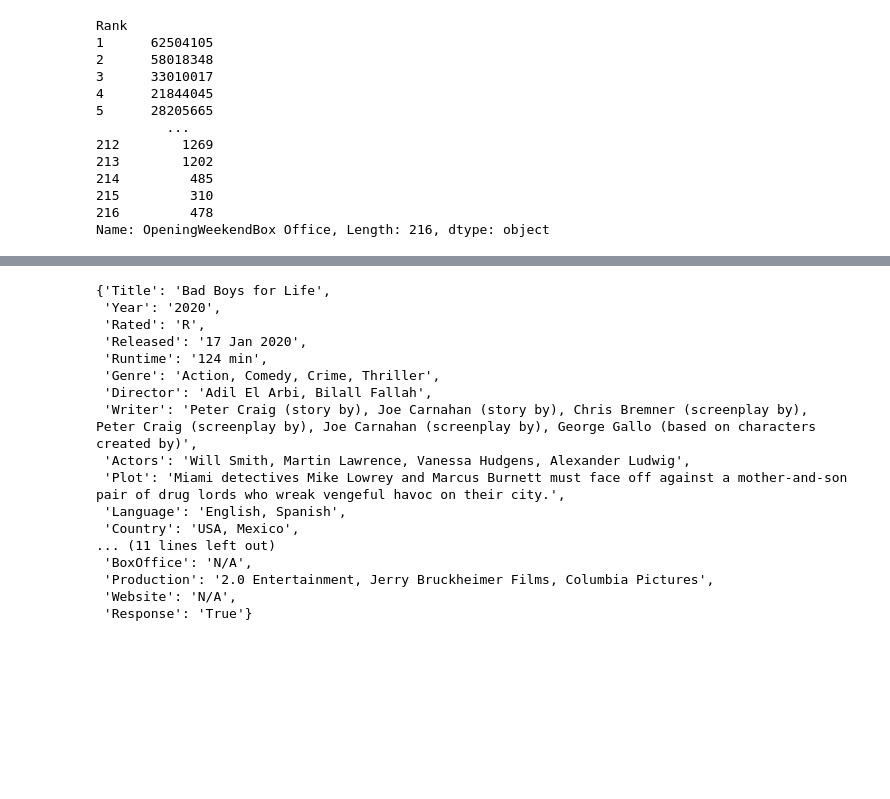
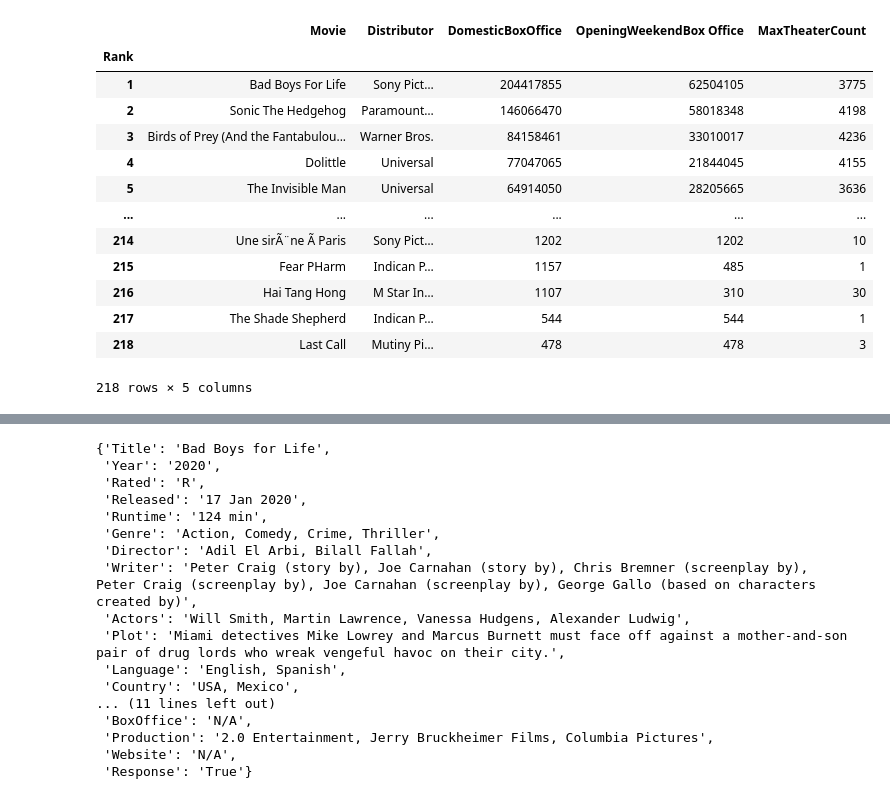
Before and after one commit to Deric-Williamson/Movie-Analysis_Microsoft, a Jupyter notebook: Deric-wip.ipynb, the cells around one changed output, grey strips where cells are left out. Cells and saved outputs as stored; diff of their text form; code cells hidden in the pictures; blank space fills up the shorter version.

```diff
--- a/Deric-wip.ipynb
+++ b/Deric-wip.ipynb
@@ -53,19 +54,0 @@ memory usage: 10.1+ KB
-# %%
-#will put all this into fuction so its more applical to both money columns and also to clean up the code.
-df['OpeningWeekendBox Office'] = df['OpeningWeekendBox Office'].str.replace(',', '')
-df['OpeningWeekendBox Office'] = df['OpeningWeekendBox Office'].str.replace('$', '')
-df['OpeningWeekendBox Office']
-# %% [output]
-Rank
-1      62504105
-2      58018348
-3      33010017
-4      21844045
-5      28205665
-         ...
-212        1269
-213        1202
-214         485
-215         310
-216         478
-Name: OpeningWeekendBox Office, Length: 216, dtype: object
@@ -72,3 +63,24 @@ Name: OpeningWeekendBox Office, Length: 216, dtype: object
+# %%
+#testing function above, ridding the special chars
+df['OpeningWeekendBox Office'] = no_char(df['OpeningWeekendBox Office'])
+df['DomesticBoxOffice'] = no_char(df['DomesticBoxOffice'])
+
+df
+# %% [output]
+|  | Movie | Distributor | DomesticBoxOffice | OpeningWeekendBox Office | MaxTheaterCount |
+| Rank |  |  |  |  |  |
+| 1 | Bad Boys For Life | Sony Pict… | 204417855 | 62504105 | 3775 |
+| 2 | Sonic The Hedgehog | Paramount… | 146066470 | 58018348 | 4198 |
+| 3 | Birds of Prey (And the Fantabulou... | Warner Bros. | 84158461 | 33010017 | 4236 |
+| 4 | Dolittle | Universal | 77047065 | 21844045 | 4155 |
+| 5 | The Invisible Man | Universal | 64914050 | 28205665 | 3636 |
+| ... | ... | ... | ... | ... | ... |
+| 214 | Une sirÃ¨ne Ã Paris | Sony Pict… | 1202 | 1202 | 10 |
+| 215 | Fear PHarm | Indican P… | 1157 | 485 | 1 |
+| 216 | Hai Tang Hong | M Star In… | 1107 | 310 | 30 |
+| 217 | The Shade Shepherd | Indican P… | 544 | 544 | 1 |
+| 218 | Last Call | Mutiny Pi… | 478 | 478 | 3 |
+218 rows × 5 columns
 # %%
 #"probably will erase one of these functions..... executive decisions on which is better for plugging into NaN values"
 def get_col_mean(col):
```
Also changed, not shown: parts of 20 cells of this notebook.
